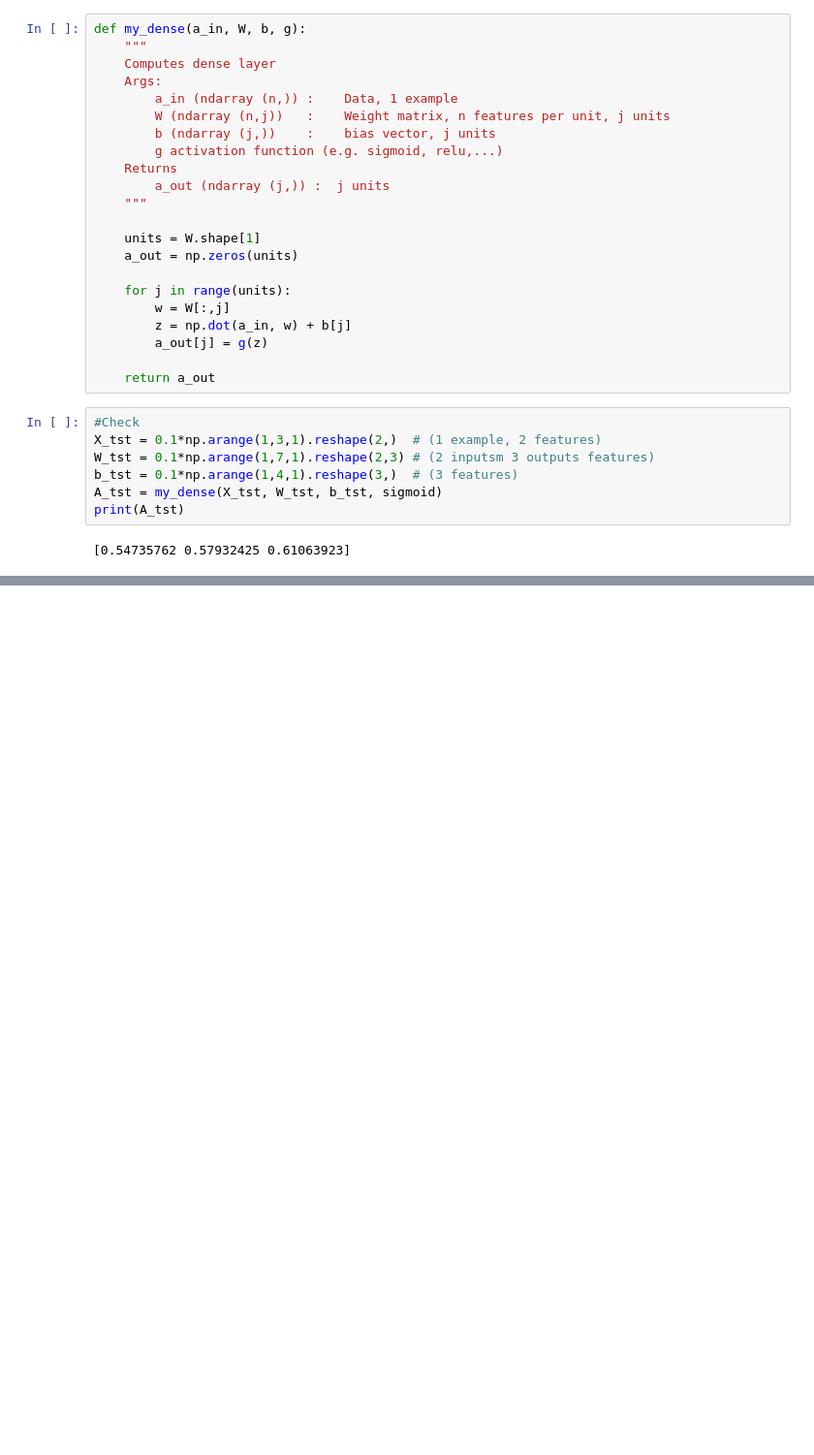
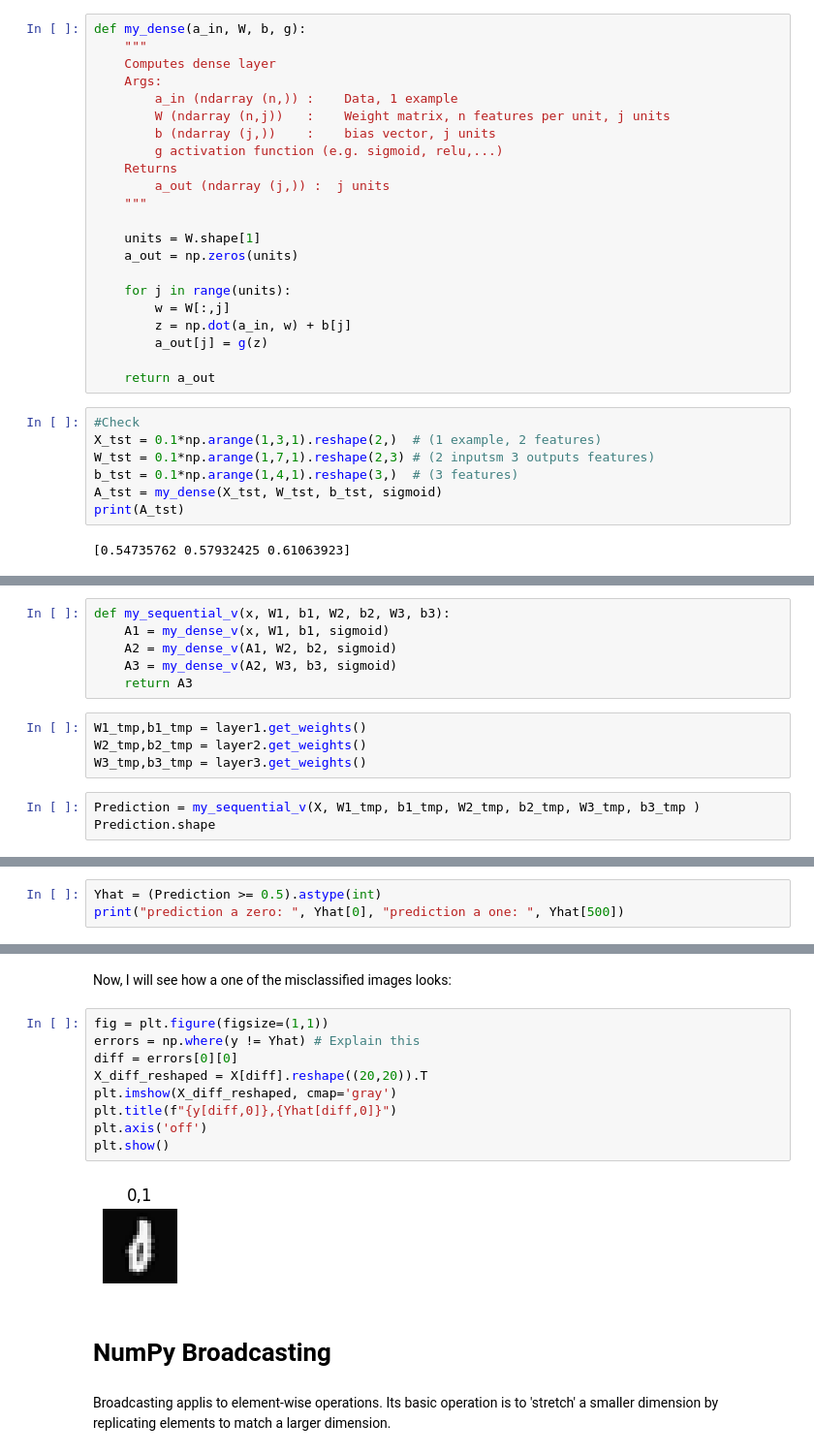
Before and after one commit to CarlosLizamaGarcia/DataScience, a Jupyter notebook: Course2/Neural_Network_For_Handwritten_Digit_Recognition.ipynb, the cells around one changed output, grey strips where cells are left out. Shown: that part at 97% size. Cells and saved outputs as stored; diff of their text form; blank space fills up the shorter version.

```diff
--- a/Course2/Neural_Network_For_Handwritten_Digit_Recognition.ipynb
+++ b/Course2/Neural_Network_For_Handwritten_Digit_Recognition.ipynb
@@ -313,0 +447,13 @@ print(A_tst)
+# %%
+def my_sequential_v(x, W1, b1, W2, b2, W3, b3):
+    A1 = my_dense_v(x, W1, b1, sigmoid)
+    A2 = my_dense_v(A1, W2, b2, sigmoid)
+    A3 = my_dense_v(A2, W3, b3, sigmoid)
+    return A3
+# %%
+W1_tmp,b1_tmp = layer1.get_weights()
+W2_tmp,b2_tmp = layer2.get_weights()
+W3_tmp,b3_tmp = layer3.get_weights()
+# %%
+Prediction = my_sequential_v(X, W1_tmp, b1_tmp, W2_tmp, b2_tmp, W3_tmp, b3_tmp )
+Prediction.shape
@@ -313,0 +464,3 @@ print(A_tst)
+# %%
+Yhat = (Prediction >= 0.5).astype(int)
+print("prediction a zero: ", Yhat[0], "prediction a one: ", Yhat[500])
@@ -313,0 +490,17 @@ print(A_tst)
+# %% [markdown]
+Now, I will see how a one of the misclassified images looks:
+# %%
+fig = plt.figure(figsize=(1,1))
+errors = np.where(y != Yhat) # Explain this
+diff = errors[0][0]
+X_diff_reshaped = X[diff].reshape((20,20)).T
+plt.imshow(X_diff_reshaped, cmap='gray')
+plt.title(f"{y[diff,0]},{Yhat[diff,0]}")
+plt.axis('off')
+plt.show()
+# %% [output]
+[figure, added]
+# %% [markdown]
+# NumPy Broadcasting
+# %% [markdown]
+Broadcasting applis to element-wise operations. Its basic operation is to 'stretch' a smaller dimension by replicating elements to match a larger dimension.
```
Also changed, not shown: parts of 23 cells of this notebook.
